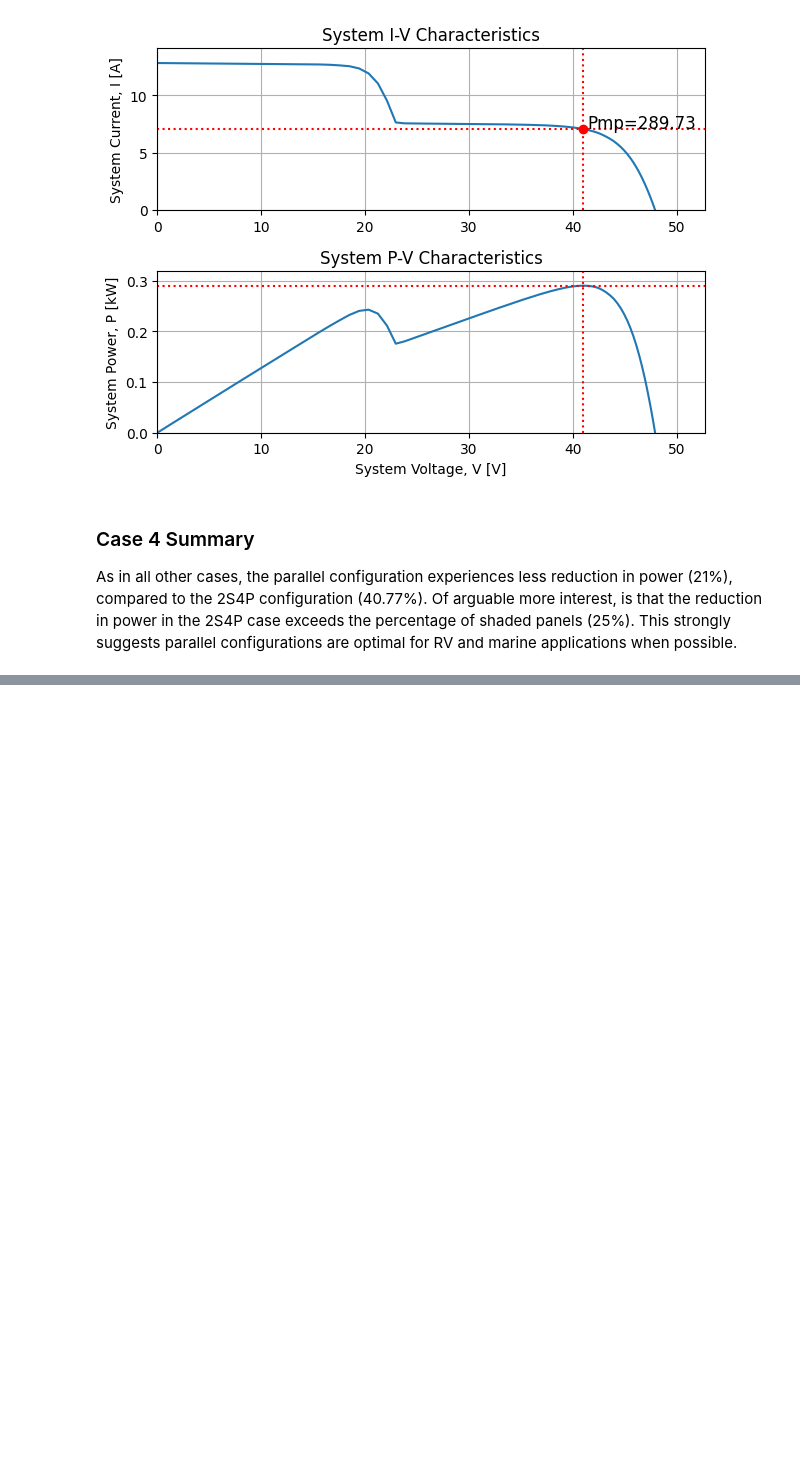
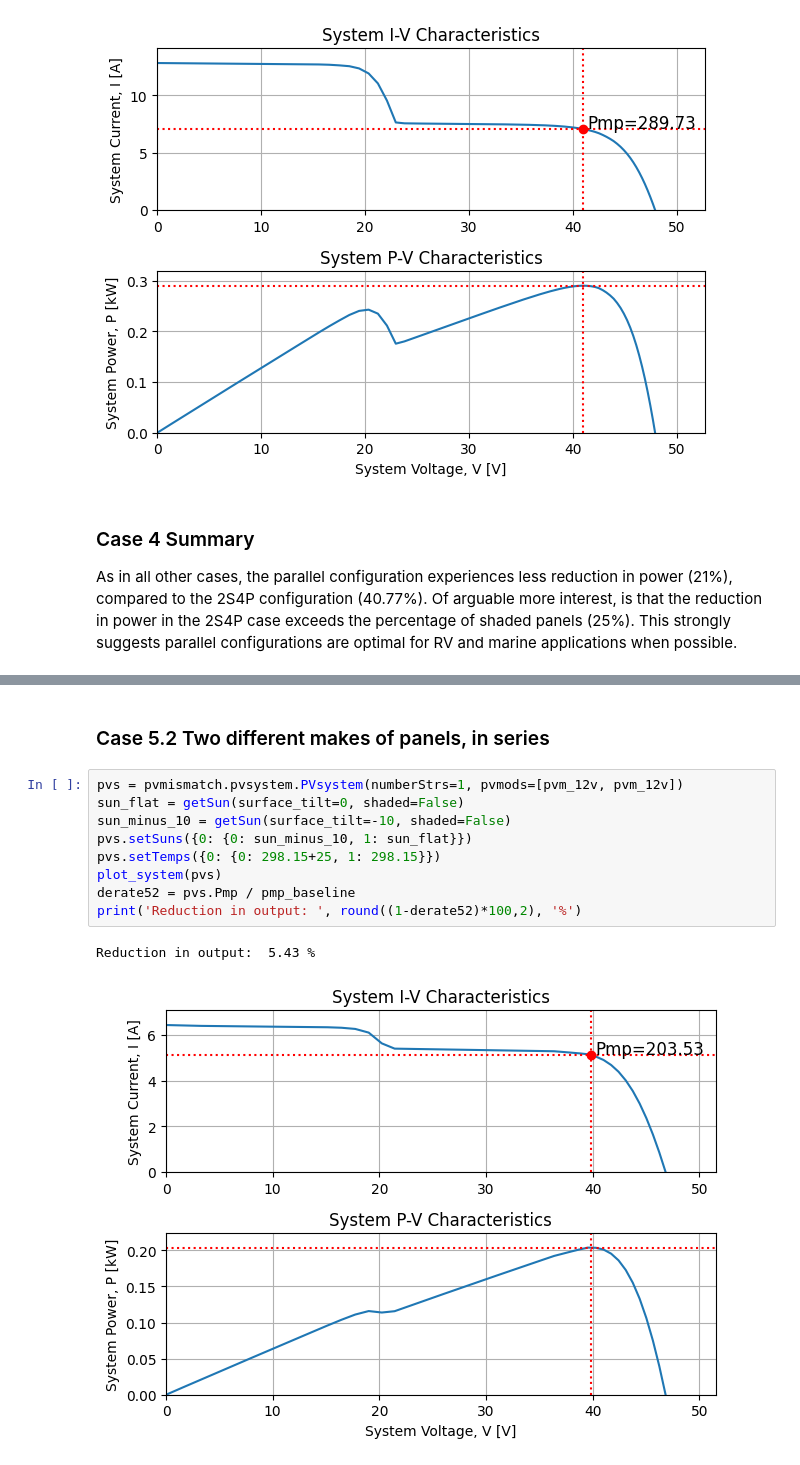
Before and after one commit to natecostello/pv-partial-shading, a Jupyter notebook: Series-Parallel-Study.ipynb, the cells around one changed output, grey strips where cells are left out. Drawn from its saved outputs; the diff is of its cells as text; blank space fills up the shorter version.

```diff
--- a/Series-Parallel-Study.ipynb
+++ b/Series-Parallel-Study.ipynb
@@ -255,0 +307,14 @@ As in all other cases, the parallel configuration experiences less reduction in
+# %% [markdown]
+### Case 5.2 Two different makes of panels, in series
+# %%
+pvs = pvmismatch.pvsystem.PVsystem(numberStrs=1, pvmods=[pvm_12v, pvm_12v])
+sun_flat = getSun(surface_tilt=0, shaded=False)
+sun_minus_10 = getSun(surface_tilt=-10, shaded=False)
+pvs.setSuns({0: {0: sun_minus_10, 1: sun_flat}})
+pvs.setTemps({0: {0: 298.15+25, 1: 298.15}})
+plot_system(pvs)
+derate52 = pvs.Pmp / pmp_baseline
+print('Reduction in output: ', round((1-derate52)*100,2), '%')
+# %% [output]
+Reduction in output:  5.43 %
+[figure, added]
```
Also changed, not shown: parts of 8 cells of this notebook.
